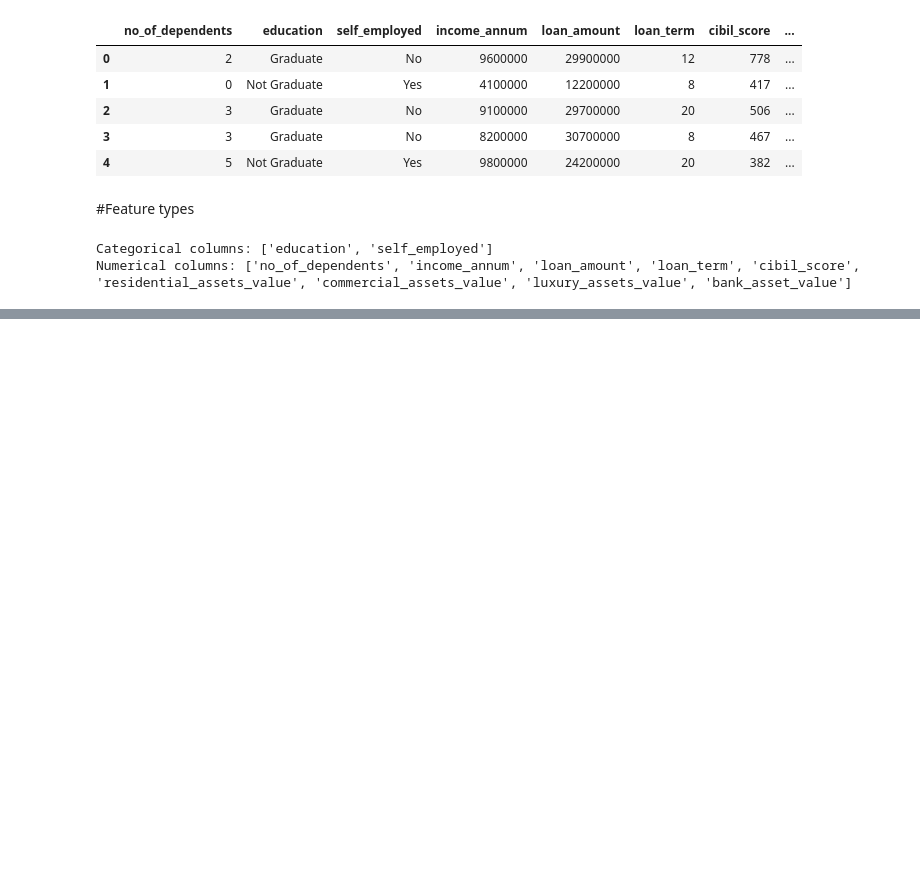
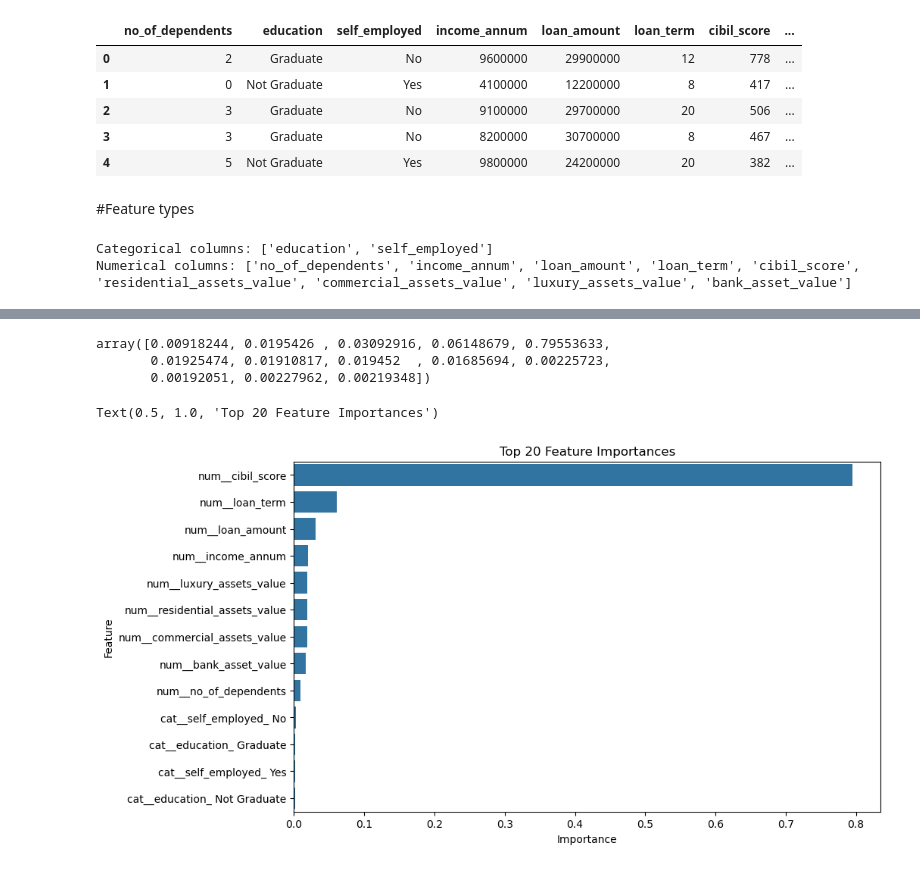
Before and after one commit to tasnim-shamsuddin/Loan-approval-and-valuation-system-, a Jupyter notebook: analyze.ipynb, the cells around one changed output, grey strips where cells are left out. Drawn from its saved outputs; the diff is of its cells as text; code cells hidden in the pictures; blank space fills up the shorter version.

```diff
--- a/analyze.ipynb
+++ b/analyze.ipynb
@@ -191,0 +240,9 @@ ColumnTransformer(transformers=[('num',
+# %%
+grid=GridSearchCV(estimator=rf_clf_pipeline,param_grid=param_grid,cv=5,scoring='f1',n_jobs=-1,verbose=2)
+grid.fit(x_train,y_train)
+print("Best parameters:", grid.best_params_)
+
+best_clf=grid.best_estimator_
+print("Best F1 Score:", grid.best_score_)
+
+y_pred_best=best_clf.predict(x_test)
@@ -191,0 +264,14 @@ ColumnTransformer(transformers=[('num',
+# %%
+rf_clf_pipeline=Pipeline(steps=
+    [
+        ("preprocessor", preprocessor),
+        ("rf_clf", RandomForestClassifier(n_estimators=200,
+                                          random_state=42, min_samples_split=2, min_samples_leaf=1, max_depth=None,oob_score=True
+
+                        ))
+    ]
+)
+# %%
+rf_clf_pipeline.fit(x_train,y_train)
+y_pred_cls=rf_clf_pipeline.predict(x_test)
+print(classification_report(y_test,y_pred_cls))
@@ -191,0 +307,22 @@ ColumnTransformer(transformers=[('num',
+# %%
+#checking feature importance
+feature_importance=rf_clf_pipeline.named_steps["rf_clf"].feature_importances_
+feature_importance
+# %% [output]
+array([0.00918244, 0.0195426 , 0.03092916, 0.06148679, 0.79553633,
+       0.01925474, 0.01910817, 0.019452  , 0.01685694, 0.00225723,
+       0.00192051, 0.00227962, 0.00219348])
+# %%
+preprocessor=rf_clf_pipeline.named_steps["preprocessor"]
+feature_names=preprocessor.get_feature_names_out()
+feature_names.tolist()
+
+importance_df=pd.DataFrame({"Feature":feature_names,"Importance":feature_importance}).sort_values(by="Importance",ascending=False)
+importance_df.head(20)
+
+plt.figure(figsize=(10,6))
+sns.barplot(x="Importance",y="Feature",data=importance_df.head(20))
+plt.title("Top 20 Feature Importances")
+# %% [output]
+Text(0.5, 1.0, 'Top 20 Feature Importances')
+[figure, added]
```
Also changed, not shown: parts of 17 cells of this notebook, 1 other file.
